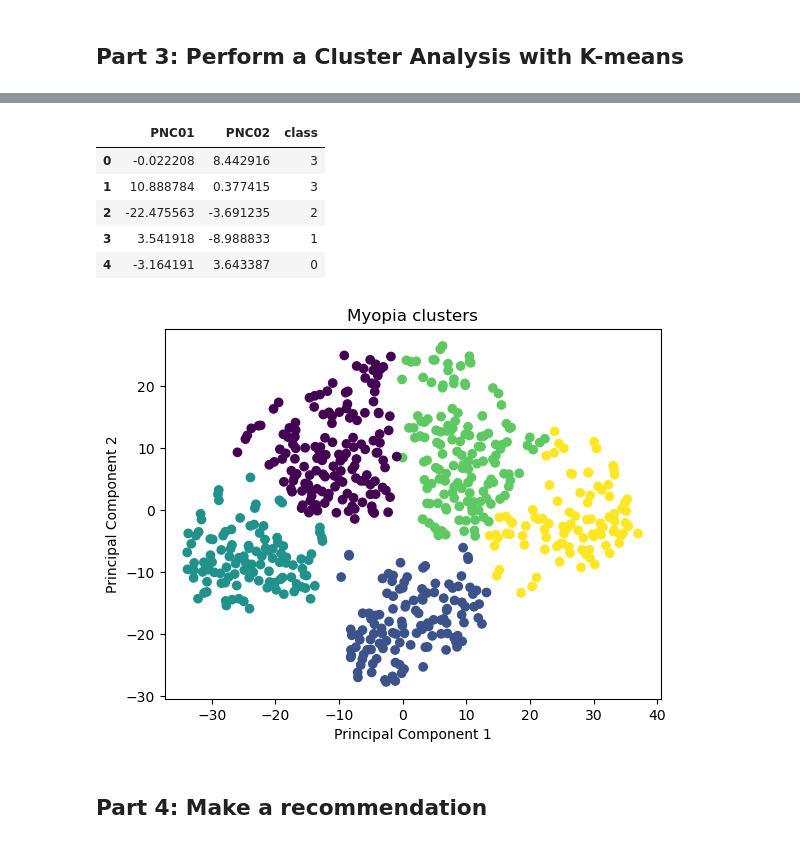
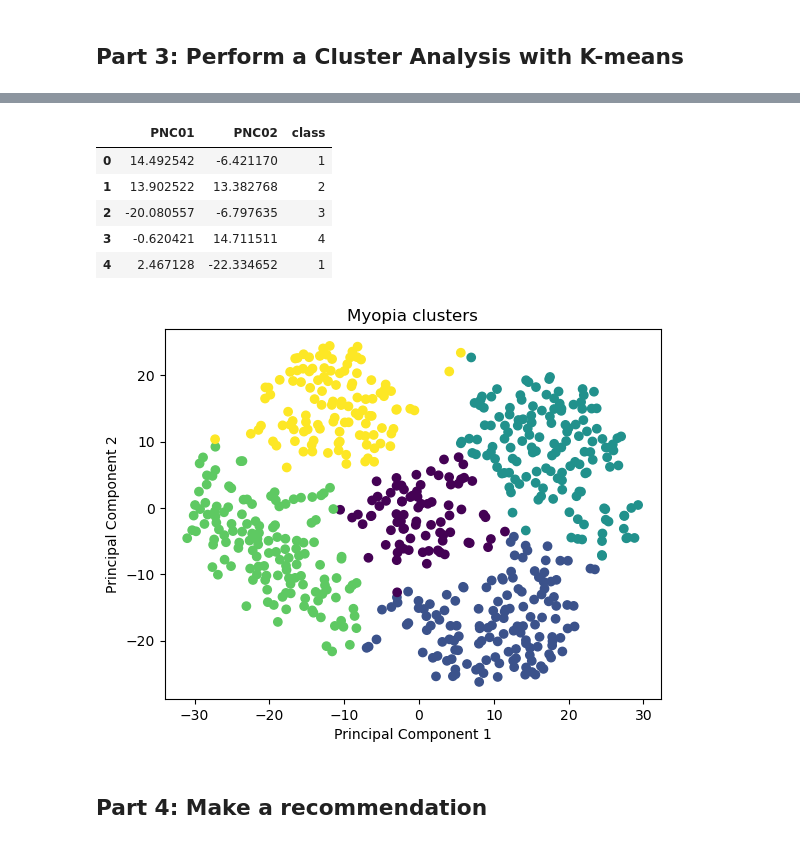
Before and after one commit to shanCH3n/unsupervised-machine-learning-challenge, a Jupyter notebook: UnSupLrn_myopia.ipynb, the cells around one changed output, grey strips where cells are left out. Drawn from its saved outputs; the diff is of its cells as text; code cells hidden in the pictures.

```diff
--- a/UnSupLrn_myopia.ipynb
+++ b/UnSupLrn_myopia.ipynb
@@ -154,7 +169,7 @@ plt.show()
 ## Part 3: Perform a Cluster Analysis with K-means
 # %%
 # Insert the reduced data into a dataframe and change column names
-pca_df = pd.DataFrame(tsne_features, columns=["PNC01", "PNC02"])
-pca_df.head()
+tsne_df = pd.DataFrame(tsne_features, columns=["PNC01", "PNC02"])
+tsne_df.head()
 # %% [output]
 |  | PNC01 | PNC02 |
@@ -166,12 +181,12 @@ pca_df.head()
 # %%
-# Model the data using 10 clusters, fit the data, then add the predicted classification to the df as the 'class' column.
+# Initialise using 10 clusters from PCA, fit the data, then add the predicted classification to the df as the 'class' column.
 
 model = KMeans(n_clusters=10, random_state=42)
-model.fit(pca_df)
+model.fit(tsne_df)
 
-predictions = model.predict(pca_df)
+predictions = model.predict(tsne_df)
 
-pca_df["class"] = model.labels_
-pca_df.head()
+tsne_df["class"] = model.labels_
+tsne_df.head()
 # %% [output]
 |  | PNC01 | PNC02 | class |
@@ -187,7 +202,7 @@ k = list(range(1, 11))
 
 for i in k:
     km = KMeans(n_clusters = i, random_state = 42)
-    km.fit(pca_df)
+    km.fit(tsne_df)
     inertia.append(km.inertia_)
 
 # Store data in data frame
@@ -224,29 +239,29 @@ plt.show()
 model = KMeans(n_clusters=5, random_state=42)
 
 # Fit the model
-model.fit(pca_df)
+model.fit(tsne_df)
 
 # Predict clusters
-predictions = model.predict(pca_df)
+predictions = model.predict(tsne_df)
 
 # Add the predicted class column to the dataframe
-pca_df["class"] = model.labels_
-pca_df.head()
+tsne_df["class"] = model.labels_
+tsne_df.head()
 # %% [output]
 |  | PNC01 | PNC02 | class |
-| 0 | -0.022208 | 8.442916 | 3 |
-| 1 | 10.888784 | 0.377415 | 3 |
-| 2 | -22.475563 | -3.691235 | 2 |
-| 3 | 3.541918 | -8.988833 | 1 |
-| 4 | -3.164191 | 3.643387 | 0 |
+| 0 | 14.492542 | -6.421170 | 1 |
+| 1 | 13.902522 | 13.382768 | 2 |
+| 2 | -20.080557 | -6.797635 | 3 |
+| 3 | -0.620421 | 14.711511 | 4 |
+| 4 | 2.467128 | -22.334652 | 1 |
 # %%
-plt.scatter(x=pca_df['PNC01'], y=pca_df['PNC02'], c=pca_df["class"])
+plt.scatter(x=tsne_df['PNC01'], y=tsne_df['PNC02'], c=tsne_df["class"])
 plt.xlabel('Principal Component 1')
 plt.ylabel('Principal Component 2')
 plt.title('Myopia clusters')
 plt.show()
 # %% [output]
-[figure, old version]
+[figure, new version]
 # %% [markdown]
 ## Part 4: Make a recommendation
 # %% [markdown]
```
Also changed, not shown: parts of 13 cells of this notebook, 1 other file.
